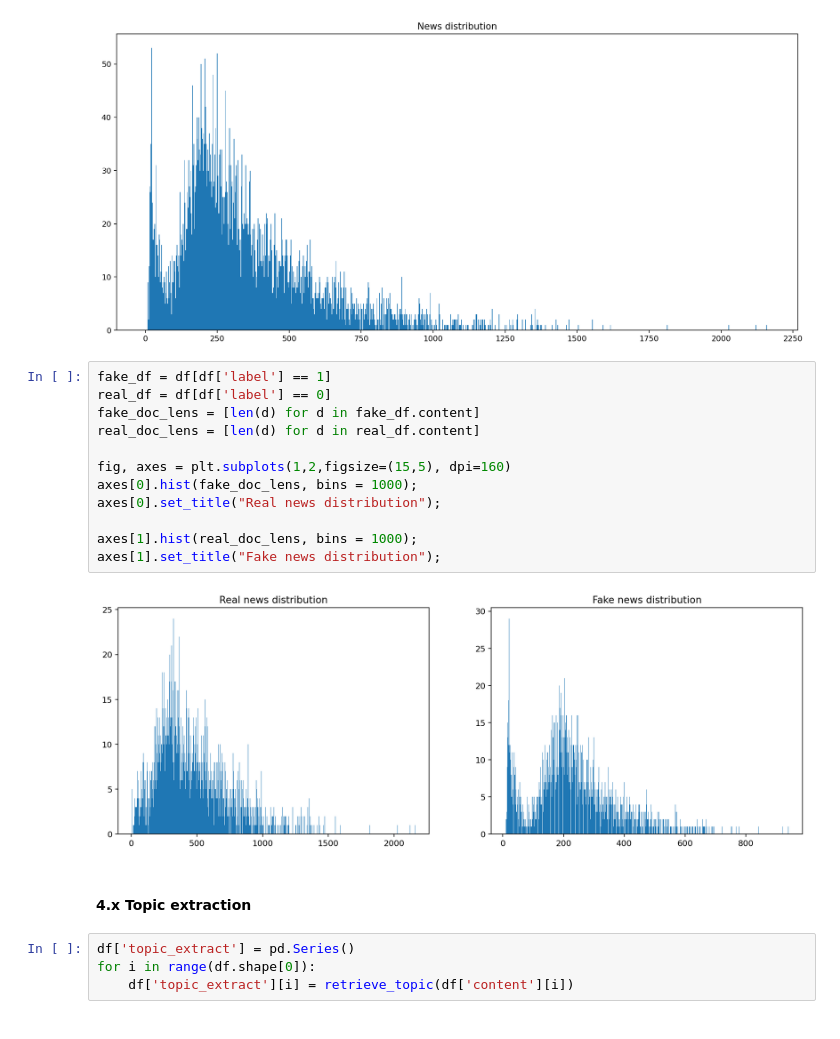
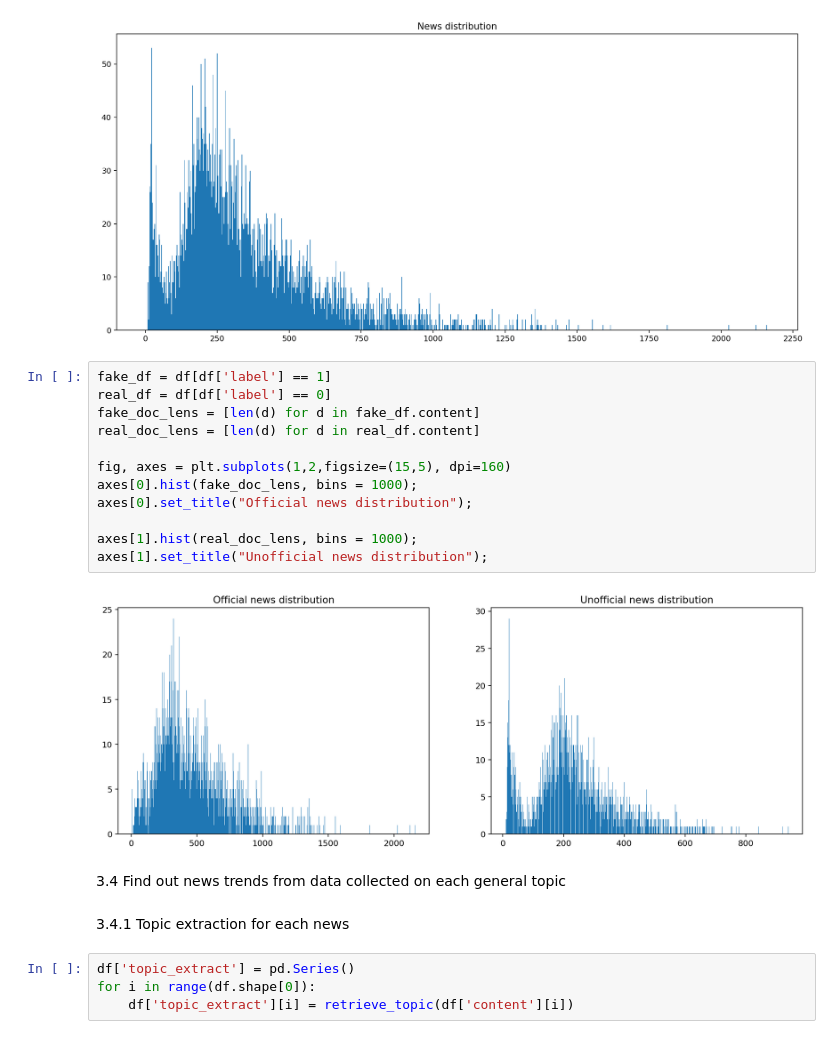
Before and after one commit to DreamyWanderer/Final_Lab, a Jupyter notebook: Source/Visualize/EDA.ipynb, the cells around one changed output. Cells and saved outputs as stored; diff of their text form.

```diff
--- a/Source/Visualize/EDA.ipynb
+++ b/Source/Visualize/EDA.ipynb
@@ -75,19 +75,21 @@ plt.title("News distribution");
 # %%
 fake_df = df[df['label'] == 1]
 real_df = df[df['label'] == 0]
 fake_doc_lens = [len(d) for d in fake_df.content]
 real_doc_lens = [len(d) for d in real_df.content]
 
 fig, axes = plt.subplots(1,2,figsize=(15,5), dpi=160)
 axes[0].hist(fake_doc_lens, bins = 1000);
-axes[0].set_title("Real news distribution");
+axes[0].set_title("Official news distribution");
 
 axes[1].hist(real_doc_lens, bins = 1000);
-axes[1].set_title("Fake news distribution");
+axes[1].set_title("Unofficial news distribution");
 # %% [output]
-[figure, old version]
+[figure, new version]
+# %% [markdown]
+3.4 Find out news trends from data collected on each general topic
 # %% [markdown]
-#### 4.x Topic extraction
+3.4.1 Topic extraction for each news
 # %%
 df['topic_extract'] = pd.Series()
 for i in range(df.shape[0]):
```
Also changed, not shown: parts of 8 cells of this notebook.
